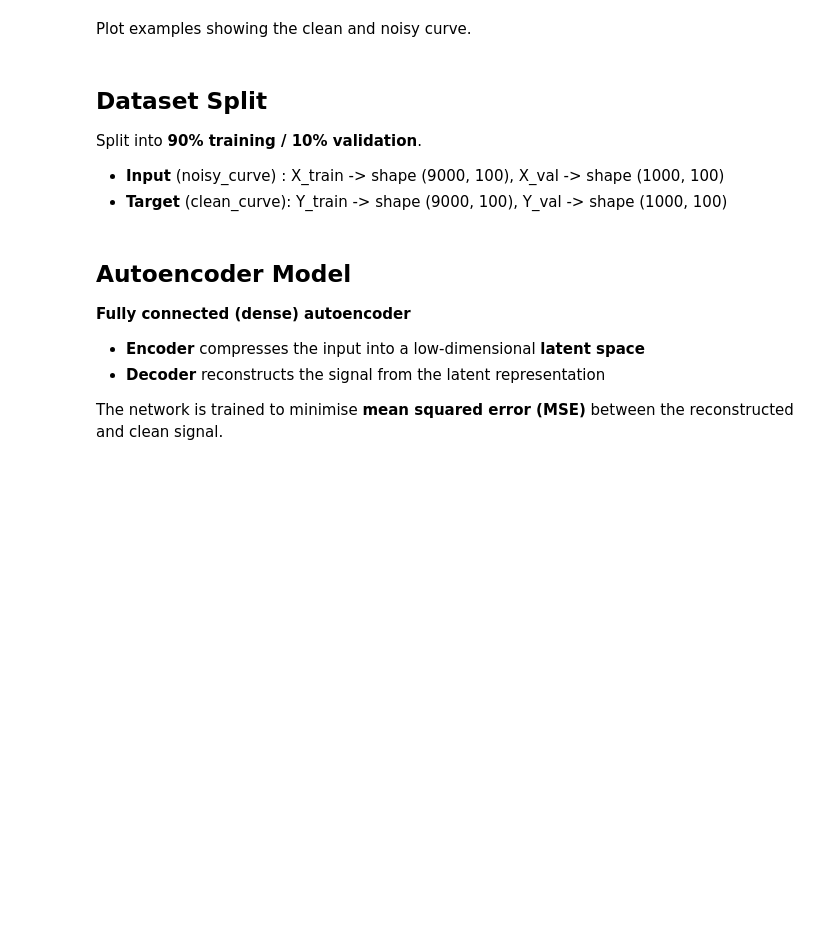
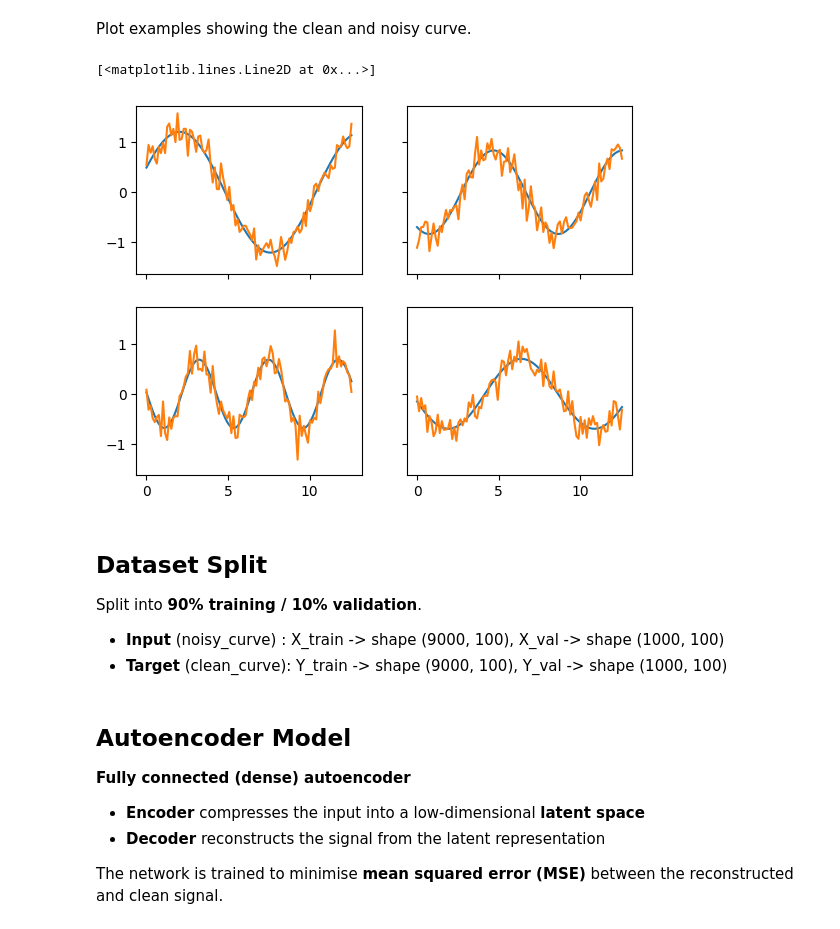
Before and after one commit to linderkait/ASTR5900_work, a Jupyter notebook: hw8_reference.ipynb, the cells around one changed output. Drawn from its saved outputs; the diff is of its cells as text; code cells hidden in the pictures; blank space fills up the shorter version.

Commit message:
Make dataset

```diff
--- a/hw8_reference.ipynb
+++ b/hw8_reference.ipynb
@@ -26,0 +24,12 @@ Your clean_curve array should have shape (10000, 100).
+# %%
+# generate dataset
+#define parameters
+A = np.random.rand(10000) + 0.5
+omega = 1.5 * np.random.rand(10000) + 0.5
+phi = 2 * np.pi * np.random.rand(10000)
+t = np.linspace(0, 4 * np.pi, 100)
+clean_curve = np.zeros([10000, 100])
+for i in range(100):
+    x = lambda t: A * np.sin(omega * t + phi)
+    clean_curve[:,i] = x(t[i])
+clean_curve
@@ -35,0 +57,5 @@ Your noisy_curve array should have shape (10000, 100).
+# %%
+# generate noisy data
+epsilon = np.random.normal(0, 0.2, [10000, 100])
+noisy_curve = clean_curve + epsilon
+noisy_curve
@@ -40,3 +78,24 @@ Plot examples showing the clean and noisy curve.
+# %%
+# plot clean vs noisy examples
+fig, axes = plt.subplots(2, 2, sharex = True, sharey = True)
+ax = axes[0,0]
+ax.plot(t, clean_curve[0,:])
+ax.plot(t, noisy_curve[0,:])
+
+ax = axes[1,0]
+ax.plot(t, clean_curve[1,:])
+ax.plot(t, noisy_curve[1,:])
+
+ax = axes[0,1]
+ax.plot(t, clean_curve[2,:])
+ax.plot(t, noisy_curve[2,:])
+
+ax = axes[1,1]
+ax.plot(t, clean_curve[3,:])
+ax.plot(t, noisy_curve[3,:])
+# %% [output]
+[<matplotlib.lines.Line2D at 0x...>]
+[figure, added]
 # %% [markdown]
 ## Dataset Split
 
```
Also changed, not shown: parts of 6 cells of this notebook.
